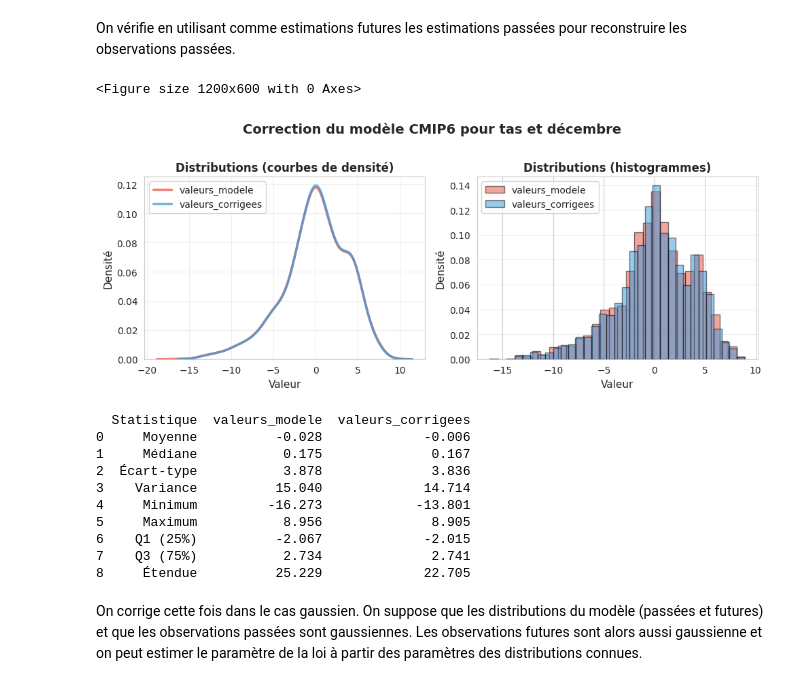
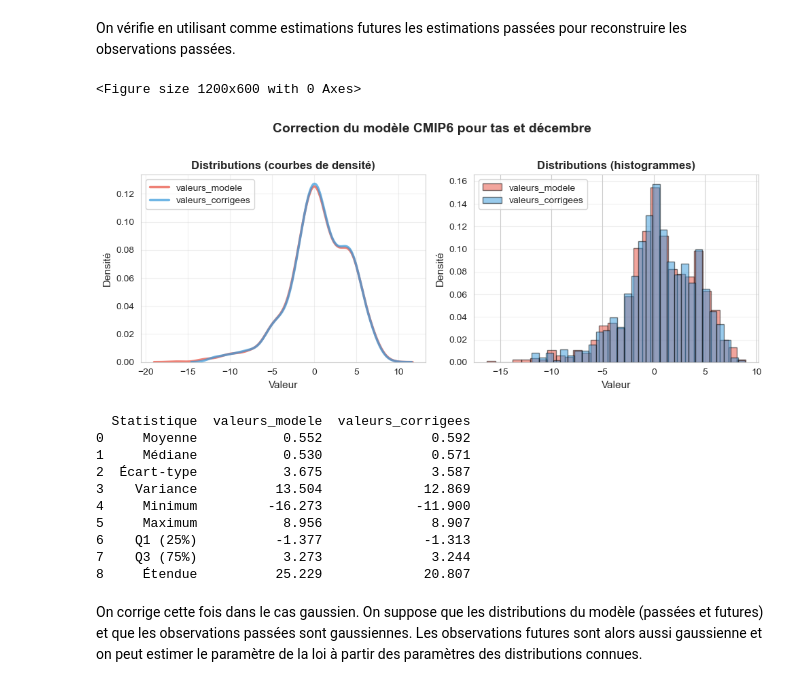
Before and after one commit to tristanczz/statapp_edf_25, a Jupyter notebook: CDF-t.ipynb, the cells around one changed output. Saved outputs shown, nothing was run; the diff lists cells and outputs as text; code cells hidden in the pictures.

```diff
--- a/CDF-t.ipynb
+++ b/CDF-t.ipynb
@@ -31,9 +33,9 @@ mois_a_afficher = [6, 12]
 for i in range (1,13): #on itère sur tous les mois
 
     #Sélection mois et variable
-    CMIP6_hist = csv_to_pd_univ("/home/onyxia/work/statapp_edf_25/data/CMIP6_historical.csv", i, "tas")
-    CMIP6_futur = csv_to_pd_univ("/home/onyxia/work/statapp_edf_25/data/CMIP6_ssp585.csv", i, "tas")
-    obs_hist = csv_to_pd_univ("/home/onyxia/work/statapp_edf_25/data/obs.csv", i, "tas")
+    CMIP6_hist = csv_to_pd_univ("data\CMIP6_historical.csv", i, "tas", years = (1982,2014))
+    CMIP6_futur = csv_to_pd_univ("data/CMIP6_ssp585.csv", i, "tas", years= (2015,2100))
+    obs_hist = csv_to_pd_univ("data/obs.csv", i, "tas", years = (1982,2014))
 
     #Correction des valeurs futures du modèle par CDF-t
     resultat = cdf_t_univ(CMIP6_hist,obs_hist,CMIP6_futur)
@@ -46,29 +73,29 @@ for i in range (1,13): #on itère sur tous les mois
 On vérifie en utilisant comme estimations futures les estimations passées pour reconstruire les observations passées.
 # %%
 #Sélection mois et variable
-CMIP6_hist = csv_to_pd_univ("/home/onyxia/work/statapp_edf_25/data/CMIP6_historical.csv", 12, "tas")
-CMIP6_futur = csv_to_pd_univ("/home/onyxia/work/statapp_edf_25/data/CMIP6_historical.csv", 12, "tas")
-obs_hist = csv_to_pd_univ("/home/onyxia/work/statapp_edf_25/data/obs.csv", i, "tas")
+CMIP6_hist = csv_to_pd_univ("data/CMIP6_historical.csv", 12, "tas", years = (1982,2014))
+CMIP6_futur = csv_to_pd_univ("data/CMIP6_historical.csv", 12, "tas", years= (1982,2014))
+obs_hist = csv_to_pd_univ("data/obs.csv", i, "tas", years= (1982,2014))
 
 #Correction des valeurs futures du modèle par CDF-t
 resultat = cdf_t_univ(CMIP6_hist,obs_hist,CMIP6_futur)
 
 #Représentation graphique
 plot_distributions_univ(resultat,"CMIP6", 12, "tas")
 print(comparer_distributions(resultat))
 # %% [output]
 <Figure size 1200x600 with 0 Axes>
-[figure, old version]
+[figure, new version]
   Statistique  valeurs_modele  valeurs_corrigees
-0     Moyenne          -0.028             -0.006
-1     Médiane           0.175              0.167
-2  Écart-type           3.878              3.836
-3    Variance          15.040             14.714
-4     Minimum         -16.273            -13.801
-5     Maximum           8.956              8.905
-6    Q1 (25%)          -2.067             -2.015
-7    Q3 (75%)           2.734              2.741
-8     Étendue          25.229             22.705
+0     Moyenne           0.552              0.592
+1     Médiane           0.530              0.571
+2  Écart-type           3.675              3.587
+3    Variance          13.504             12.869
+4     Minimum         -16.273            -11.900
+5     Maximum           8.956              8.907
+6    Q1 (25%)          -1.377             -1.313
+7    Q3 (75%)           3.273              3.244
+8     Étendue          25.229             20.807
 # %% [markdown]
 On corrige cette fois dans le cas gaussien. On suppose que les distributions du modèle (passées et futures) et que les observations passées sont gaussiennes. Les observations futures sont alors aussi gaussienne et on peut estimer le paramètre de la loi à partir des paramètres des distributions connues.
 # %%
```
Also changed, not shown: parts of 4 cells of this notebook.
